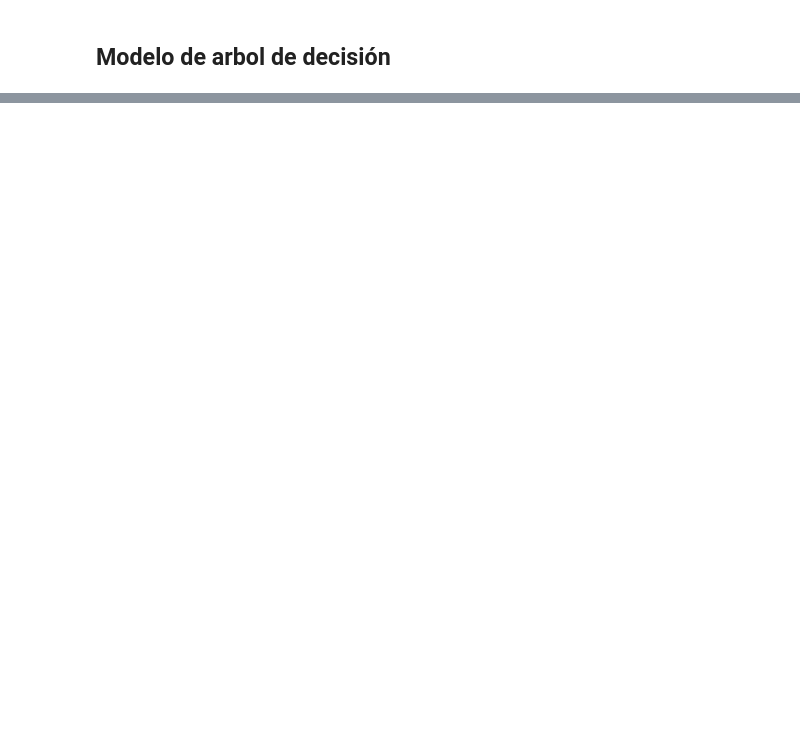
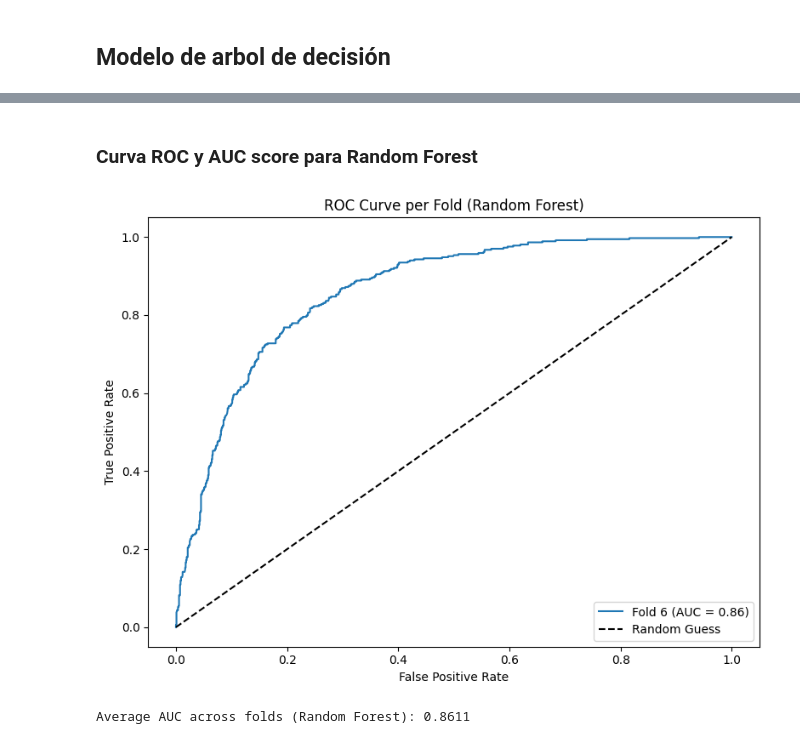
Before and after one commit to RandyV37/Telecom-X-part-2-Data-Science-, a Jupyter notebook: TelecomX(Challenge_parte_2).ipynb, the cells around one changed output, grey strips where cells are left out. Saved outputs shown, nothing was run; the diff lists cells and outputs as text; code cells hidden in the pictures; blank space fills up the shorter version.

```diff
--- a/TelecomX(Challenge_parte_2).ipynb
+++ b/TelecomX(Challenge_parte_2).ipynb
@@ -265,0 +321,36 @@ plt.show()
+# %% [markdown]
+### Curva ROC y AUC score para Random Forest
+# %%
+# Store AUCs for each fold
+auc_scores_rf = []
+
+# Set up ROC plot
+plt.figure(figsize=(8, 6))
+
+ # Get predicted probabilities for class 1
+y_proba_rf = rf_model.predict_proba(X_test_fold)[:, 1]
+
+    # Compute AUC
+auc_rf = roc_auc_score(y_test_fold, y_proba_rf)
+auc_scores_rf.append(auc_rf)
+
+    # Compute ROC curve
+fpr, tpr, _ = roc_curve(y_test_fold, y_proba_rf)
+
+    # Plot
+plt.plot(fpr, tpr, label=f'Fold {fold} (AUC = {auc_rf:.2f})')
+
+# Plot formatting
+plt.plot([0, 1], [0, 1], 'k--', label='Random Guess')
+plt.xlabel('False Positive Rate')
+plt.ylabel('True Positive Rate')
+plt.title('ROC Curve per Fold (Random Forest)')
+plt.legend(loc='lower right')
+plt.tight_layout()
+plt.show()
+
+# Print average AUC
+print(f"\nAverage AUC across folds (Random Forest): {np.mean(auc_scores_rf):.4f}")
+# %% [output]
+[figure, added]
+Average AUC across folds (Random Forest): 0.8611
```
Also changed, not shown: parts of 29 cells of this notebook.
